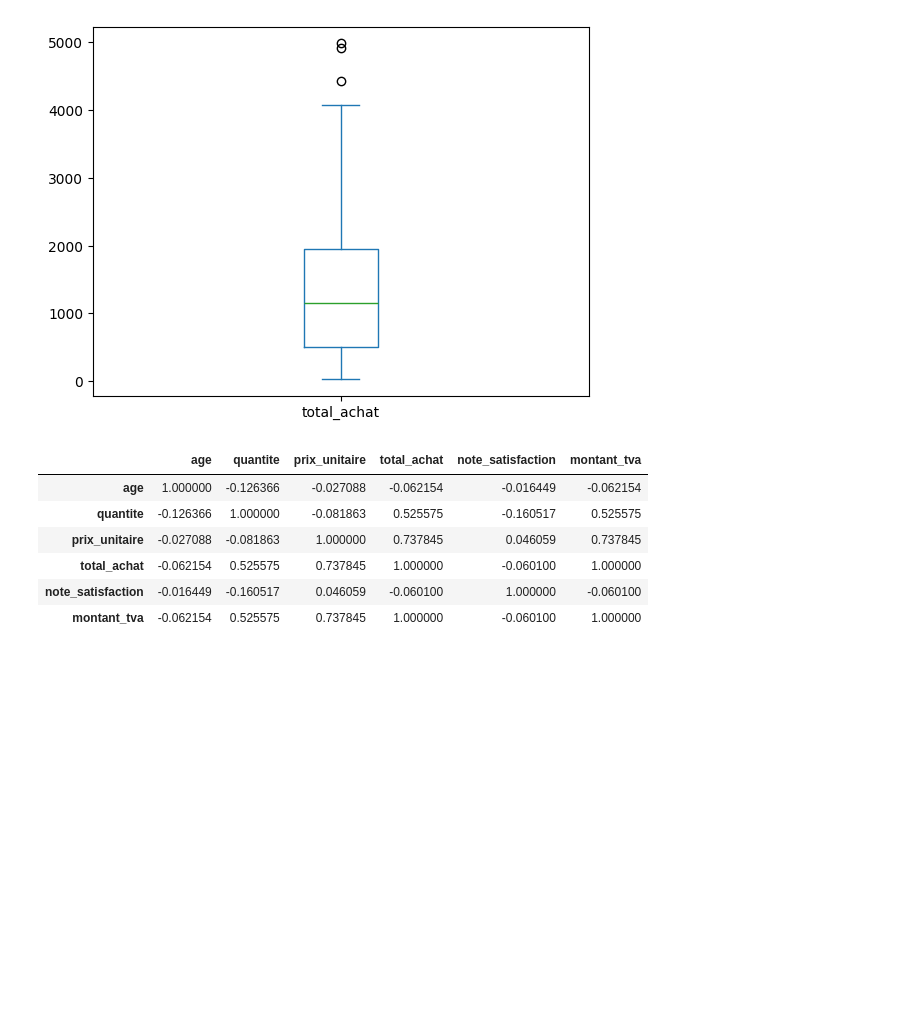
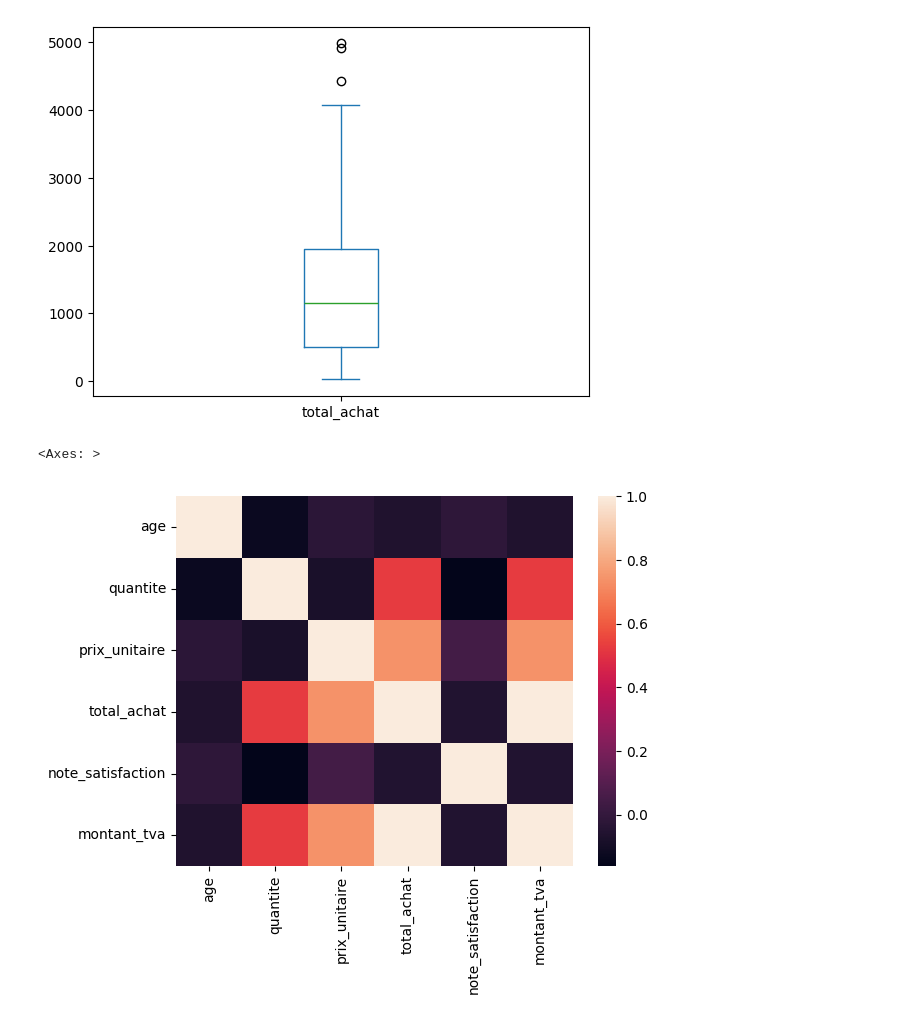
Before and after one commit to H3-8/pandas, a Jupyter notebook: notebook.ipynb, the cells around one changed output. Saved outputs shown, nothing was run; the diff lists cells and outputs as text; code cells hidden in the pictures; blank space fills up the shorter version.

```diff
--- a/notebook.ipynb
+++ b/notebook.ipynb
@@ -943,15 +943,12 @@ df['total_achat'].plot(kind='box')
 <Axes: >
 [figure]
 # %%
-df.select_dtypes(include=['int64', 'float64']).corr()
+corr_matrix = df.select_dtypes(include=['int64', 'float64']).corr()
-# %% [output]
-|  | age | quantite | prix_unitaire | total_achat | note_satisfaction | montant_tva |
-| age | 1.000000 | -0.126366 | -0.027088 | -0.062154 | -0.016449 | -0.062154 |
-| quantite | -0.126366 | 1.000000 | -0.081863 | 0.525575 | -0.160517 | 0.525575 |
-| prix_unitaire | -0.027088 | -0.081863 | 1.000000 | 0.737845 | 0.046059 | 0.737845 |
-| total_achat | -0.062154 | 0.525575 | 0.737845 | 1.000000 | -0.060100 | 1.000000 |
-| note_satisfaction | -0.016449 | -0.160517 | 0.046059 | -0.060100 | 1.000000 | -0.060100 |
-| montant_tva | -0.062154 | 0.525575 | 0.737845 | 1.000000 | -0.060100 | 1.000000 |
 # %%
 import seaborn as sns
 import matplotlib.pyplot as plt
+# %%
+sns.heatmap(corr_matrix)
+# %% [output]
+<Axes: >
+[figure, added]
```
Also changed, not shown: parts of 2 cells of this notebook.
